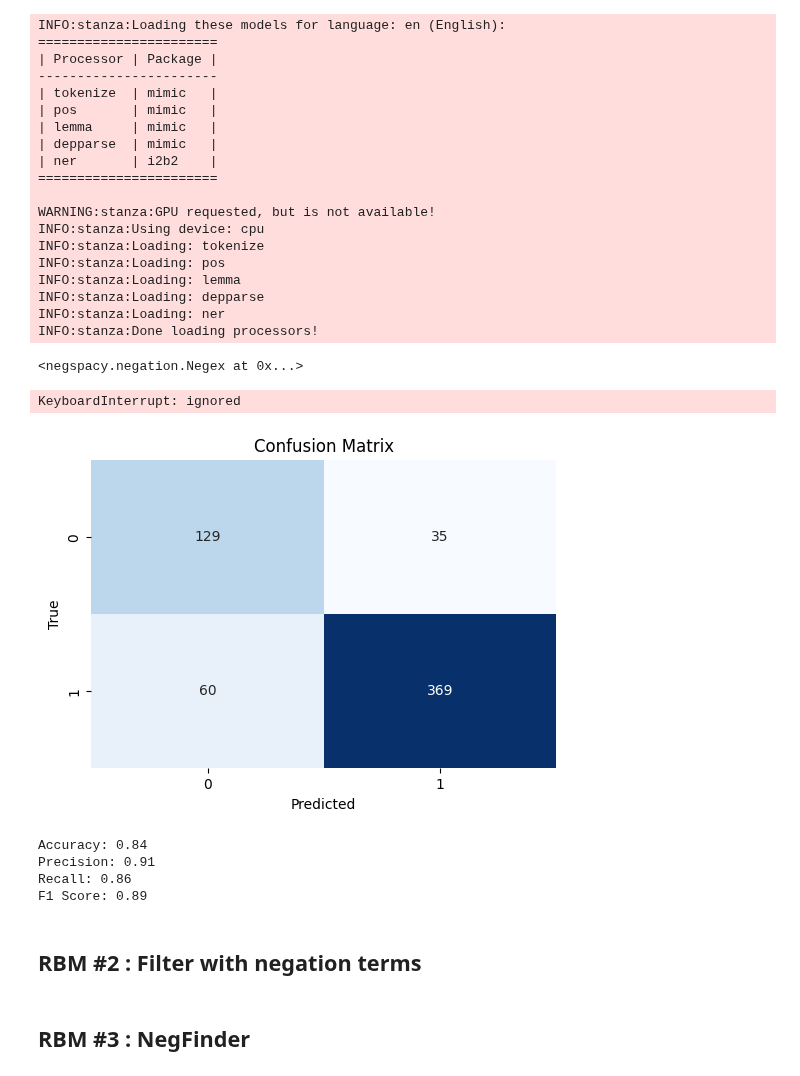
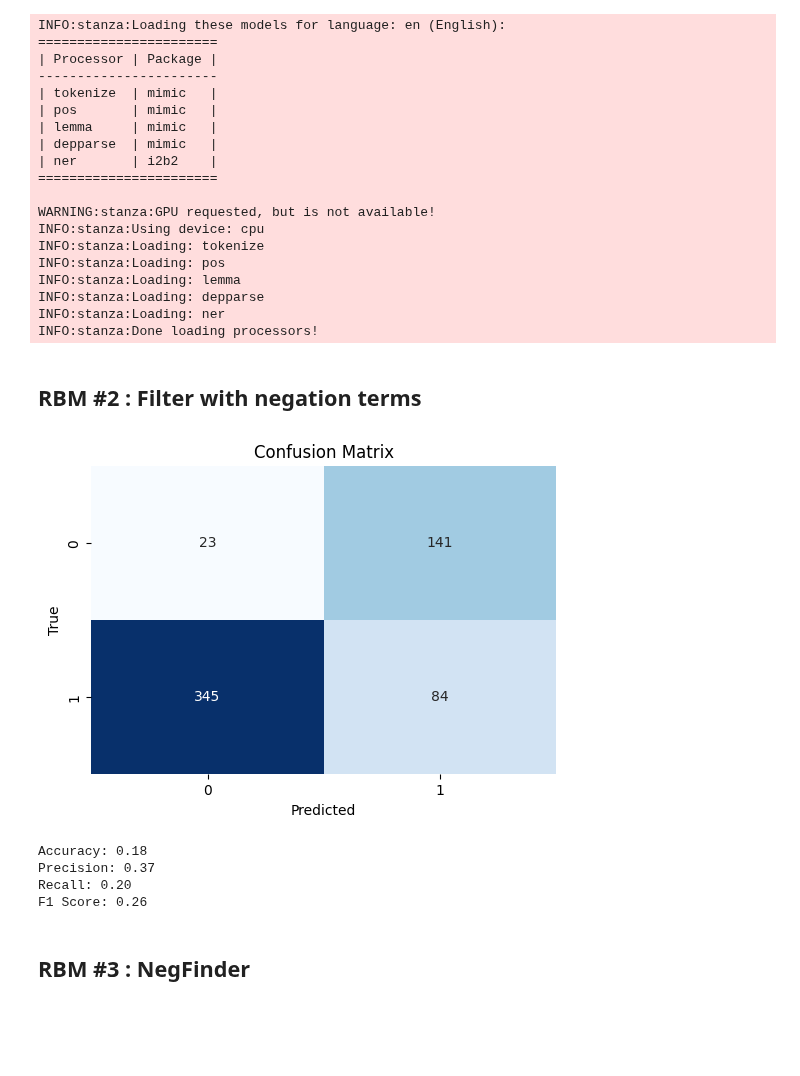
Before and after one commit to zahidhamidi/ML-Project, a Jupyter notebook: NegEx_.ipynb, the cells around one changed output. Cells and saved outputs as stored; diff of their text form; code cells hidden in the pictures; blank space fills up the shorter version.

```diff
--- a/NegEx_.ipynb
+++ b/NegEx_.ipynb
@@ -56,8 +57,3 @@ INFO:stanza:Loading: ner
 INFO:stanza:Done loading processors!
 # %%
 # nlp.add_pipe("negex", config={"ent_types":["PROBLEM","TEST",'TREATMENT']})
-# %%
-# nlp = spacy.load("en_core_sci_sm")
-nlp.add_pipe("negex", config={"chunk_prefix": ["no"]})
-# %% [output]
-<negspacy.negation.Negex at 0x...>
@@ -64,4 +68,13 @@ nlp.add_pipe("negex", config={"chunk_prefix": ["no"]})
 # %%
+import spacy
+import pandas as pd
+from tqdm import tqdm
+
+# Load spaCy model with the NegEx component
+# nlp = spacy.load("en_core_sci_sm")
+nlp.add_pipe("negex", config={"chunk_prefix": ["no", "none", "not", "nor", "without"]})
+
+# Initialize an empty list to store predictions
 predictions = []
 
 # Iterate through the text in your DataFrame
@@ -85,8 +98,6 @@ for text in tqdm(df["doc_text_original"]):
 
 # Add the predictions as a new column in the dataframe
 df['predicted'] = predictions
-# %% [output]
-KeyboardInterrupt: ignored
 # %%
 # Assuming you have loaded your DataFrame 'df' with the columns 'label_code' and 'predicted_label_code'
 y_true = df['label_code']
@@ -114,12 +125,6 @@ print(f"Accuracy: {accuracy:.2f}")
 print(f"Precision: {precision:.2f}")
 print(f"Recall: {recall:.2f}")
 print(f"F1 Score: {f1:.2f}")
-# %% [output]
-[figure, removed]
-Accuracy: 0.84
-Precision: 0.91
-Recall: 0.86
-F1 Score: 0.89
 # %% [markdown]
 ## **RBM #2 : Filter with negation terms**
 # %%
@@ -130,9 +135,7 @@ import pandas as pd
 nlp = spacy.load('en_core_web_sm')
 
 # Define the negation terms
-negation_terms = ['abstain from', 'other than', 'except for', 'except', 'with the exception of',
-                  'excluding', 'lack of', 'contraindication', 'contraindicated', 'interfere with',
-                  'prohibit', 'prohibits', 'no', 'none', 'negative', 'is allowed', 'impossible', 'exclusionary']
+negation_terms = ["no", "none", "not", "nor", "without"]
 
 # Your DataFrame (replace this with your actual DataFrame)
 # df = pd.read_csv("your_dataset.csv")
@@ -158,7 +161,38 @@ df["predicted"] = df["doc_text_original"].apply(detect_negation)
 
 # Map the negation detection result to 0 (negation) or 1 (non-negation)
 df["predicted"] = df["predicted"].astype(int)
-
-confusion_matrix()
+# %%
+# Assuming you have loaded your DataFrame 'df' with the columns 'label_code' and 'predicted_label_code'
+y_true = df['label_code']
+y_pred = df['predicted']
+
+# Calculate the confusion matrix
+cm = confusion_matrix(y_true, y_pred)
+
+# Calculate additional evaluation metrics
+accuracy = accuracy_score(y_true, y_pred)
+precision = precision_score(y_true, y_pred)
+recall = recall_score(y_true, y_pred)
+f1 = f1_score(y_true, y_pred)
+
+# Create a heatmap of the confusion matrix
+plt.figure(figsize=(6, 4))
+sns.heatmap(cm, annot=True, fmt="d", cmap="Blues", cbar=False)
+plt.xlabel("Predicted")
+plt.ylabel("True")
+plt.title("Confusion Matrix")
+plt.show()
+
+# Print evaluation metrics
+print(f"Accuracy: {accuracy:.2f}")
+print(f"Precision: {precision:.2f}")
+print(f"Recall: {recall:.2f}")
+print(f"F1 Score: {f1:.2f}")
+# %% [output]
+[figure, added]
+Accuracy: 0.18
+Precision: 0.37
+Recall: 0.20
+F1 Score: 0.26
 # %% [markdown]
 ## **RBM #3 : NegFinder**
```
Also changed, not shown: parts of 13 cells of this notebook.
